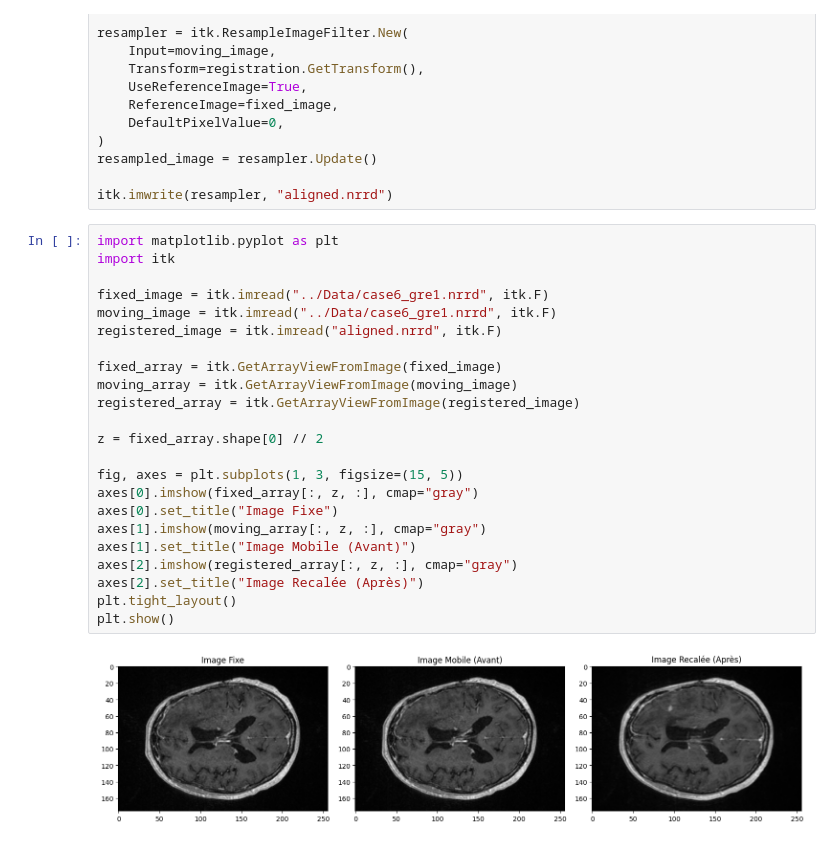
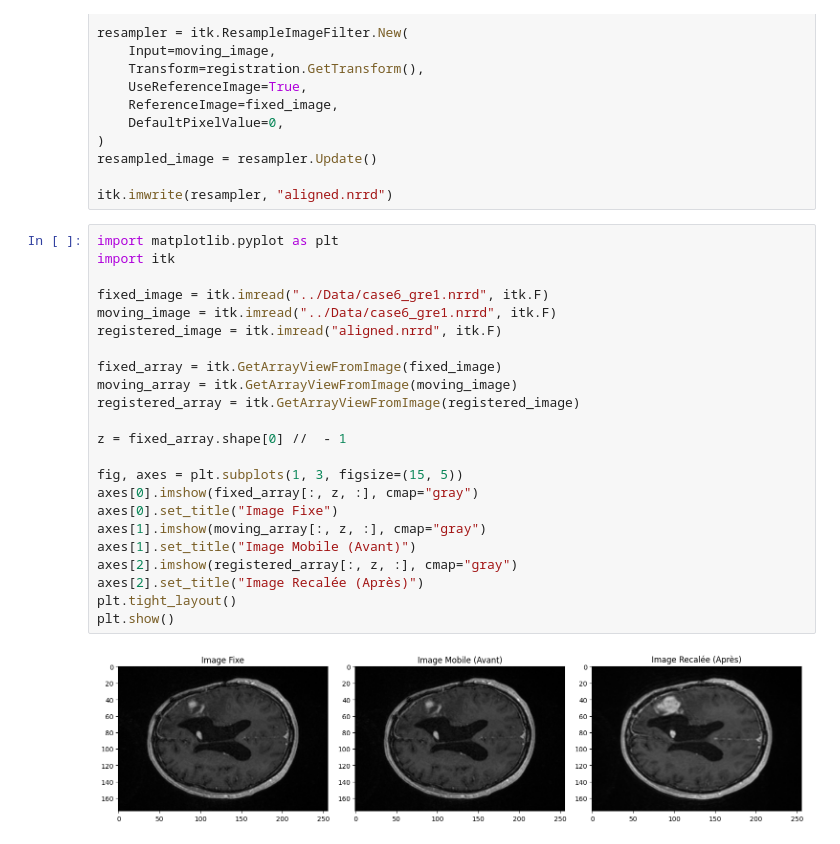
Before and after one commit to Melosdias/vtk_itk, a Jupyter notebook: src/projet_notebook.ipynb, the cells around one changed output. Saved outputs shown, nothing was run; the diff lists cells and outputs as text.

```diff
--- a/src/projet_notebook.ipynb
+++ b/src/projet_notebook.ipynb
@@ -67,25 +70,25 @@ itk.imwrite(resampler, "aligned.nrrd")
 # %%
 import matplotlib.pyplot as plt
 import itk
 
 fixed_image = itk.imread("../Data/case6_gre1.nrrd", itk.F)
 moving_image = itk.imread("../Data/case6_gre1.nrrd", itk.F)
 registered_image = itk.imread("aligned.nrrd", itk.F)
 
 fixed_array = itk.GetArrayViewFromImage(fixed_image)
 moving_array = itk.GetArrayViewFromImage(moving_image)
 registered_array = itk.GetArrayViewFromImage(registered_image)
 
-z = fixed_array.shape[0] // 2
+z = fixed_array.shape[0] //  - 1
 
 fig, axes = plt.subplots(1, 3, figsize=(15, 5))
 axes[0].imshow(fixed_array[:, z, :], cmap="gray")
 axes[0].set_title("Image Fixe")
 axes[1].imshow(moving_array[:, z, :], cmap="gray")
 axes[1].set_title("Image Mobile (Avant)")
 axes[2].imshow(registered_array[:, z, :], cmap="gray")
 axes[2].set_title("Image Recalée (Après)")
 plt.tight_layout()
 plt.show()
 # %% [output]
-[figure, old version]
+[figure, new version]
```
Also changed, not shown: parts of 6 cells of this notebook.
